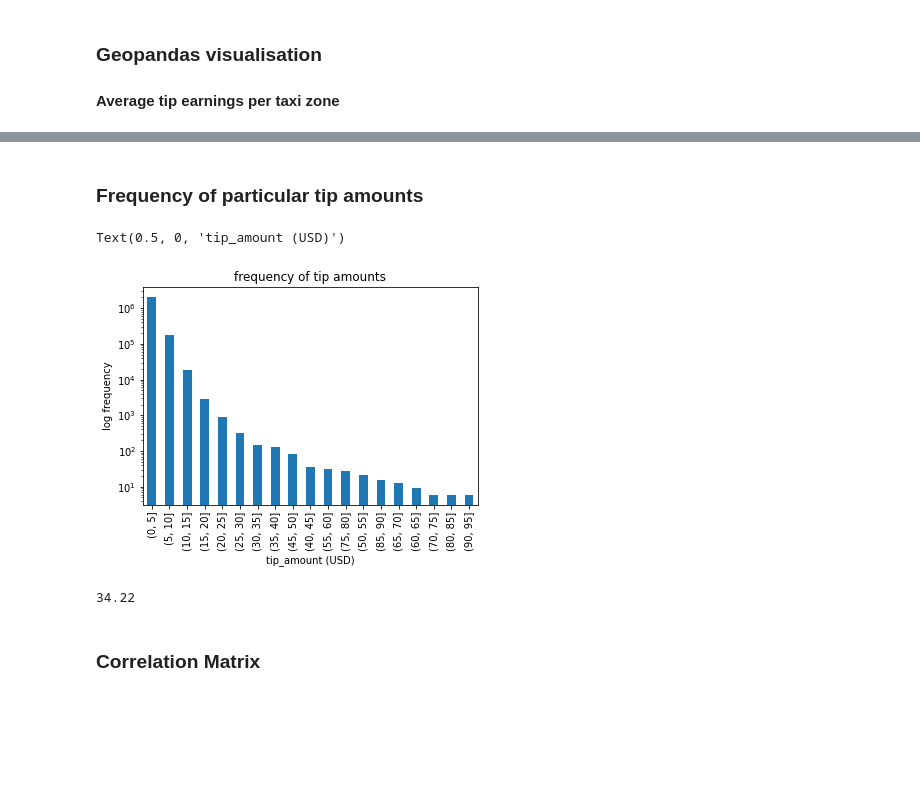
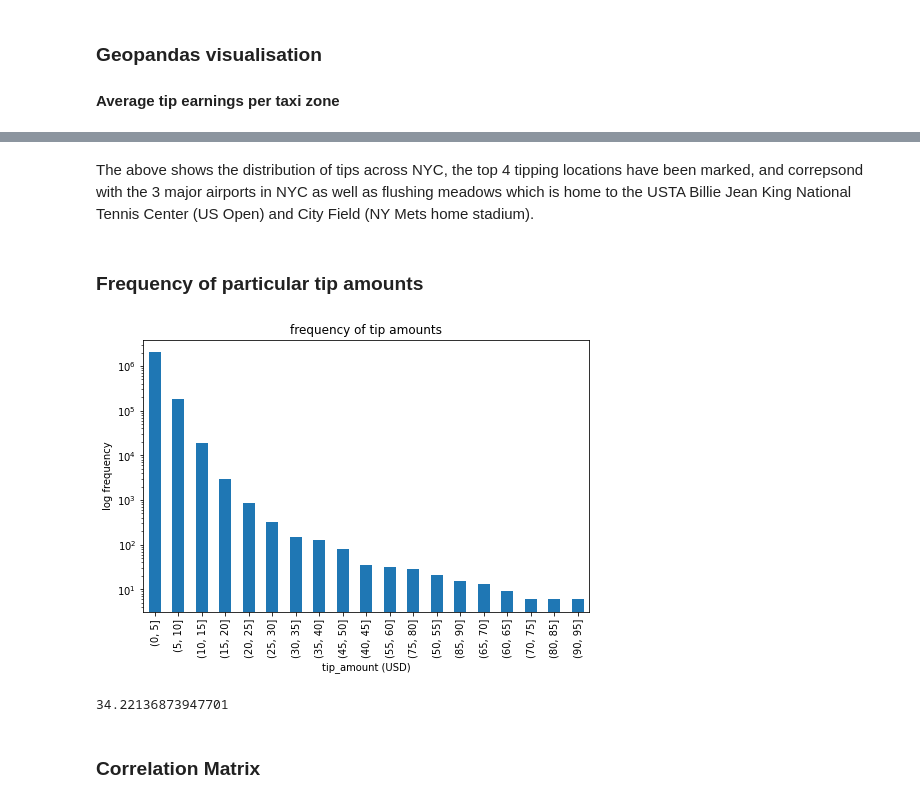
Before and after one commit to MAST30034-Applied-Data-Science/mast30034-project-1-JMelleuish, a Jupyter notebook: notebooks/Analysis.ipynb, the cells around one changed output, grey strips where cells are left out. Drawn from its saved outputs; the diff is of its cells as text; code cells hidden in the pictures; blank space fills up the shorter version.

```diff
--- a/notebooks/Analysis.ipynb
+++ b/notebooks/Analysis.ipynb
@@ -92,19 +153,22 @@ map.save("/outputs/Average_tip_amount_drop_outlier.html")
+# %% [markdown]
+The above shows the distribution of tips across NYC, the top 4 tipping locations have been marked, and correpsond with the 3 major airports in NYC as well as flushing meadows which is home to the USTA Billie Jean King National Tennis Center (US Open) and City Field (NY Mets home stadium).
 # %% [markdown]
 ### Frequency of particular tip amounts
 # %%
 import pandas as pd
-df = pd.read_parquet("../../Project 1/DataFrames/stats_modelling")
+df = pd.read_parquet("../data/curated/combined")
 df['binned'] = pd.cut(df["tip_amount"], bins= range(0, 100, 5))
+fig, ax = plt.subplots(figsize=(8,5))
 ax = df['binned'].value_counts().plot(kind='bar', logy = True, title = 'frequency of tip amounts')
 ax.set_ylabel("log frequency")
 ax.set_xlabel("tip_amount (USD)")
+fig.savefig('../plots/Frequency_of_tips_amounts.png')
 # %% [output]
-Text(0.5, 0, 'tip_amount (USD)')
-[figure, old version]
+[figure, new version]
 # %%
-pctge_non_zero_tips = round(((df['tip_amount'] == 0).sum() / df['tip_amount'].count())*100, 3)
+pctge_non_zero_tips = ((df['tip_amount'] == 0).sum() / df['tip_amount'].count())*100
 pctge_non_zero_tips
 # %% [output]
-34.22
+34.22136873947701
 # %% [markdown]
 ### Correlation Matrix
```
Also changed, not shown: parts of 28 cells of this notebook, 3 other files.
